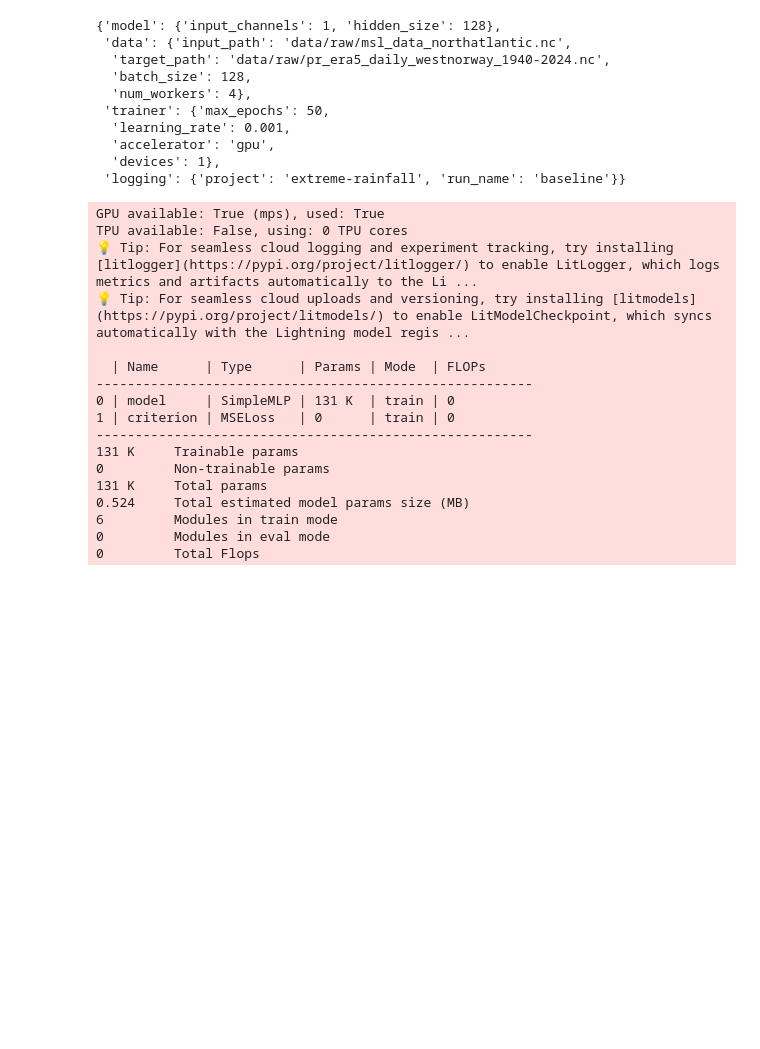
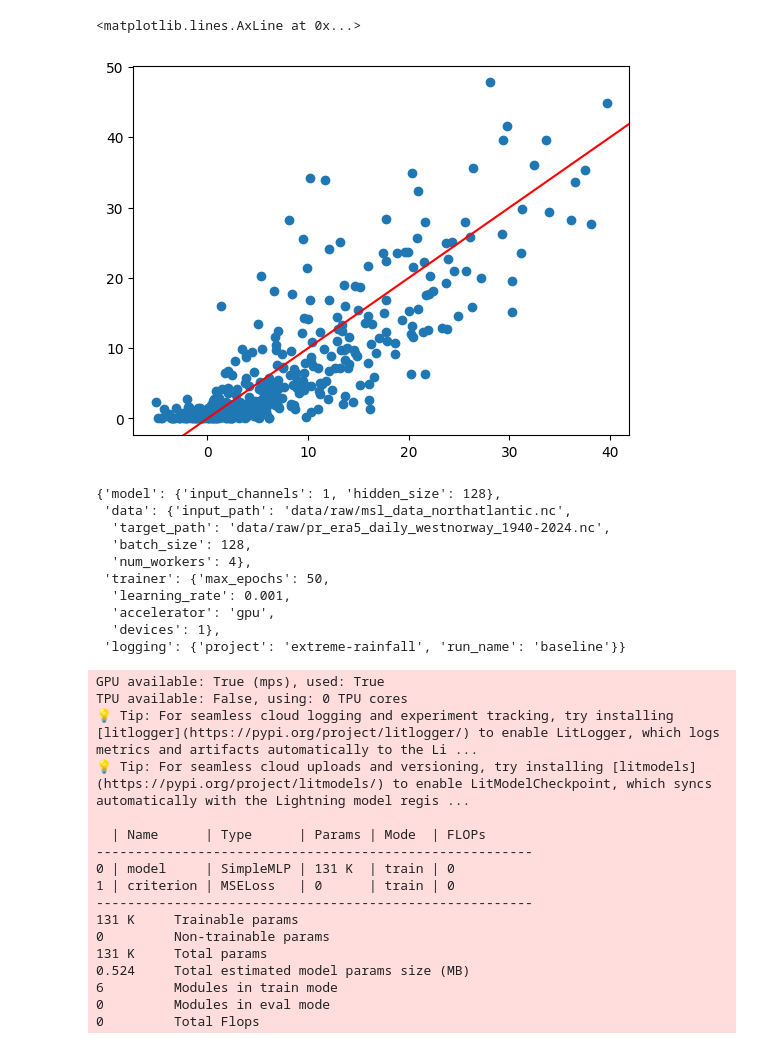
Before and after one commit to rguilcas/BCCR-ml-project-example, a Jupyter notebook: notebooks/Tests.ipynb, the cells around one changed output. Saved outputs shown, nothing was run; the diff lists cells and outputs as text; code cells hidden in the pictures; blank space fills up the shorter version.

```diff
--- a/notebooks/Tests.ipynb
+++ b/notebooks/Tests.ipynb
@@ -96,0 +117,8 @@ TPU available: False, using: 0 TPU cores
+# %%
+all_predictions = []
+all_targets = []
+for prediction, target in trainer.predict(lightning_model, datamodule=datamodule):
+    all_predictions.append(prediction)
+    all_targets.append(target)
+predictions = torch.cat(all_predictions, dim=0)
+targets = torch.cat(all_targets, dim=0)
@@ -120,3 +140,10 @@ tensor([[ 1.2836e+01],
+# %%
+import matplotlib.pyplot as plt
+plt.scatter(predictions, targets)
+plt.axline((0,0),(1,1), color='red')
+# %% [output]
+<matplotlib.lines.AxLine at 0x...>
+[figure, added]
 # %%
 from src.models.model import SimpleMLP
 from src.data.dataset import CustomDataset
```
Also changed, not shown: parts of 7 cells of this notebook, 8 other files.
